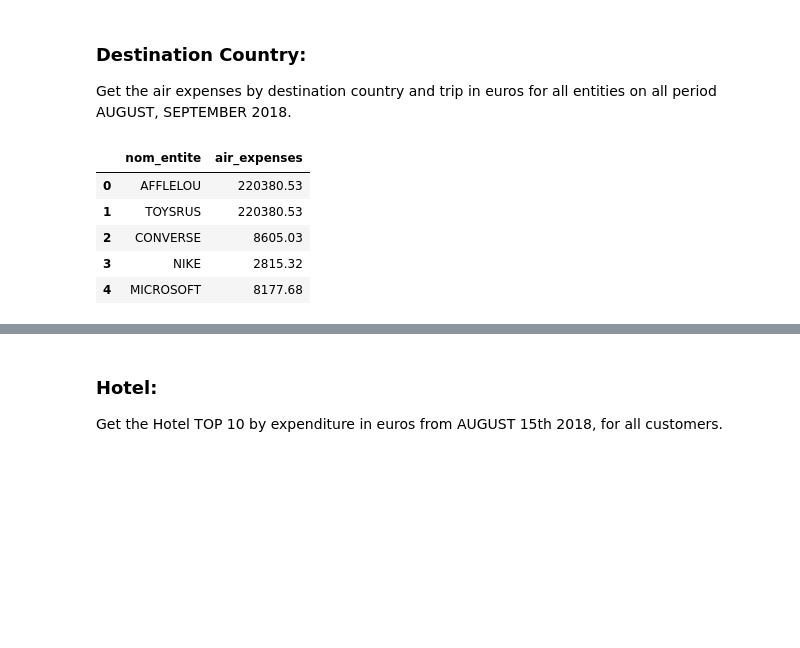
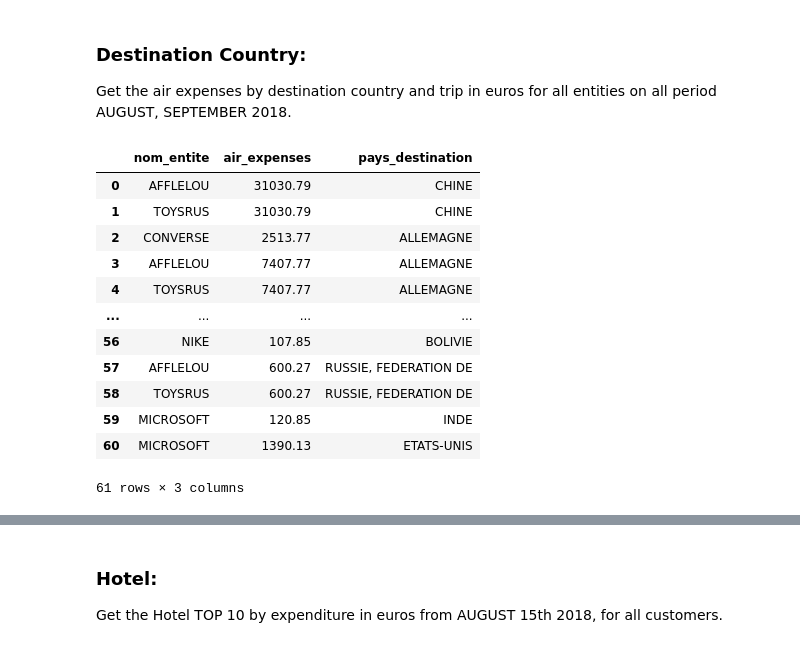
Before and after one commit to lluis90badia/lbadialabwork, a Jupyter notebook: guru_test/Lluis_Badia-Python_SQL_answers.ipynb, the cells around one changed output, grey strips where cells are left out. Cells and saved outputs as stored; diff of their text form; code cells hidden in the pictures; blank space fills up the shorter version.

Commit message:
update2 test

```diff
--- a/guru_test/Lluis_Badia-Python_SQL_answers.ipynb
+++ b/guru_test/Lluis_Badia-Python_SQL_answers.ipynb
@@ -192,12 +203,20 @@ delete2 = merged.drop(merged[merged.activite == 6].index)
 
 Get the air expenses by destination country and trip in euros for all entities on all period AUGUST, SEPTEMBER 2018.
 # %%
-destination = pd.read_sql_query("select a.nom_entite, round(sum(f.montant_vente) * 0.90909, 2) as air_expenses from algo_test a inner join facturation_test f on a.id = f.numero_client where f.activite = 5 and f.date_facturation between '2018-08-01' and '2018-09-30' group by a.nom_entite", engine)
+# SQL query:
+destination = pd.read_sql_query("select a.nom_entite, round(sum(f.montant_vente) * 0.90909, 2) as air_expenses, f.pays_destination from algo_test a inner join facturation_test f on a.id = f.numero_client where f.activite = 5 and f.date_facturation between '2018-08-01' and '2018-09-30' group by a.nom_entite, f.pays_destination", engine)
 destination
 # %% [output]
-|  | nom_entite | air_expenses |
-| 0 | AFFLELOU | 220380.53 |
-| 1 | TOYSRUS | 220380.53 |
-| 2 | CONVERSE | 8605.03 |
-| 3 | NIKE | 2815.32 |
-| 4 | MICROSOFT | 8177.68 |
+|  | nom_entite | air_expenses | pays_destination |
+| 0 | AFFLELOU | 31030.79 | CHINE |
+| 1 | TOYSRUS | 31030.79 | CHINE |
+| 2 | CONVERSE | 2513.77 | ALLEMAGNE |
+| 3 | AFFLELOU | 7407.77 | ALLEMAGNE |
+| 4 | TOYSRUS | 7407.77 | ALLEMAGNE |
+| ... | ... | ... | ... |
+| 56 | NIKE | 107.85 | BOLIVIE |
+| 57 | AFFLELOU | 600.27 | RUSSIE, FEDERATION DE |
+| 58 | TOYSRUS | 600.27 | RUSSIE, FEDERATION DE |
+| 59 | MICROSOFT | 120.85 | INDE |
+| 60 | MICROSOFT | 1390.13 | ETATS-UNIS |
+61 rows × 3 columns
```
Also changed, not shown: parts of 10 cells of this notebook.
